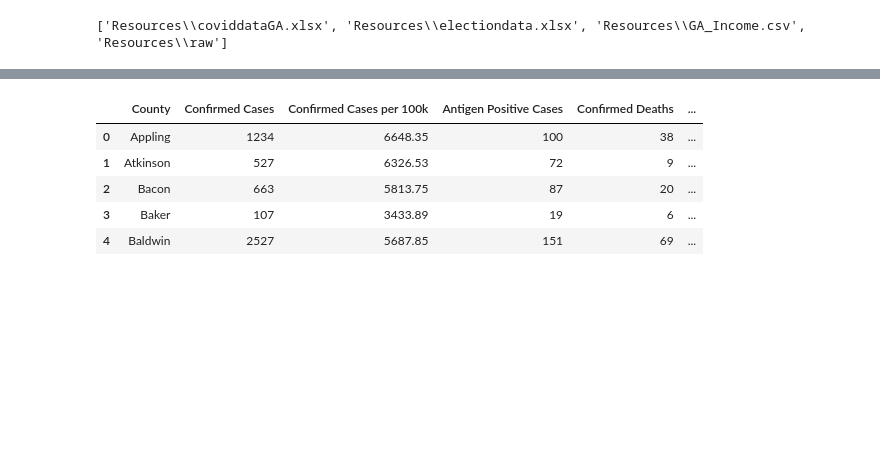
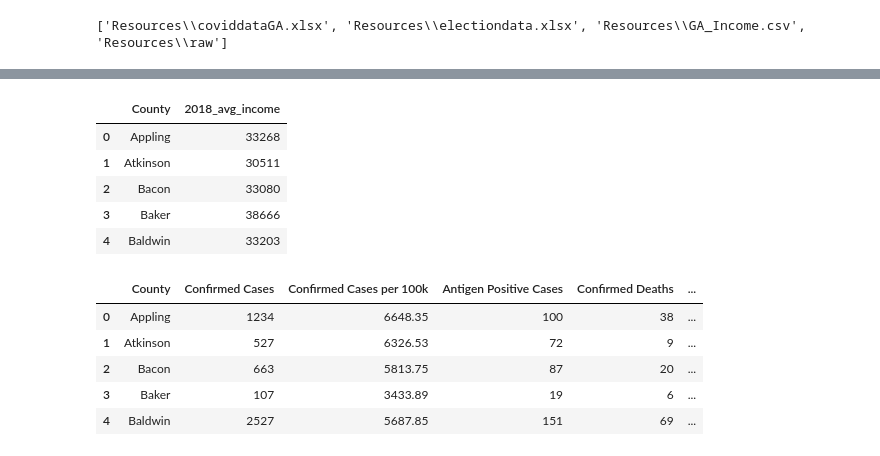
Before and after one commit to mklein1997/etlproject, a Jupyter notebook: ETLProject.ipynb, the cells around one changed output, grey strips where cells are left out. Cells and saved outputs as stored; diff of their text form; code cells hidden in the pictures; blank space fills up the shorter version.

```diff
--- a/ETLProject.ipynb
+++ b/ETLProject.ipynb
@@ -32,4 +33,16 @@ income_df.head()
 | 2 | Bacon | GA | 31025 | 32775 | 33080 |
 | 3 | Baker | GA | 36061 | 35725 | 38666 |
 | 4 | Baldwin | GA | 30637 | 31950 | 33203 |
+# %%
+# clean income dataset
+income_clean_df = income_df[['County', '2018']].copy()
+income_clean_df.rename(columns={'2018': '2018_avg_income'}, inplace = True)
+income_clean_df.head()
+# %% [output]
+|  | County | 2018_avg_income |
+| 0 | Appling | 33268 |
+| 1 | Atkinson | 30511 |
+| 2 | Bacon | 33080 |
+| 3 | Baker | 38666 |
+| 4 | Baldwin | 33203 |
 # %%
```
Also changed, not shown: parts of 18 cells of this notebook, 3 other files.
